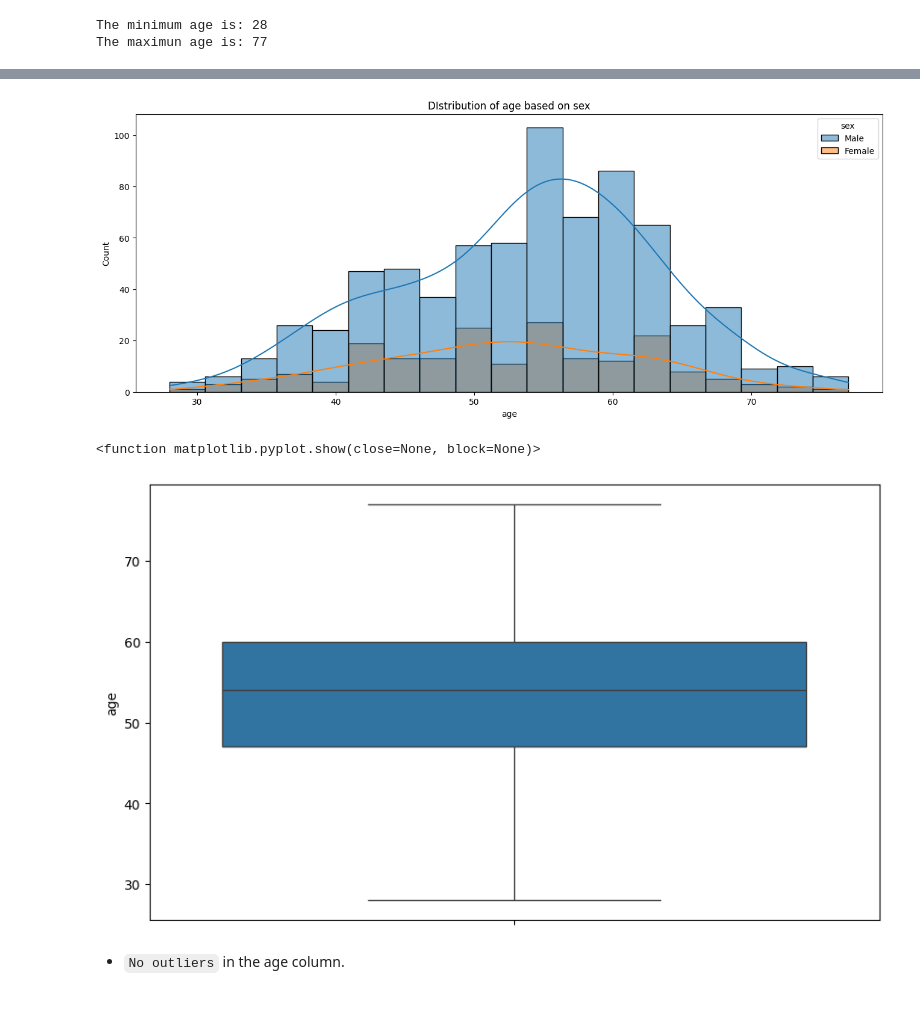
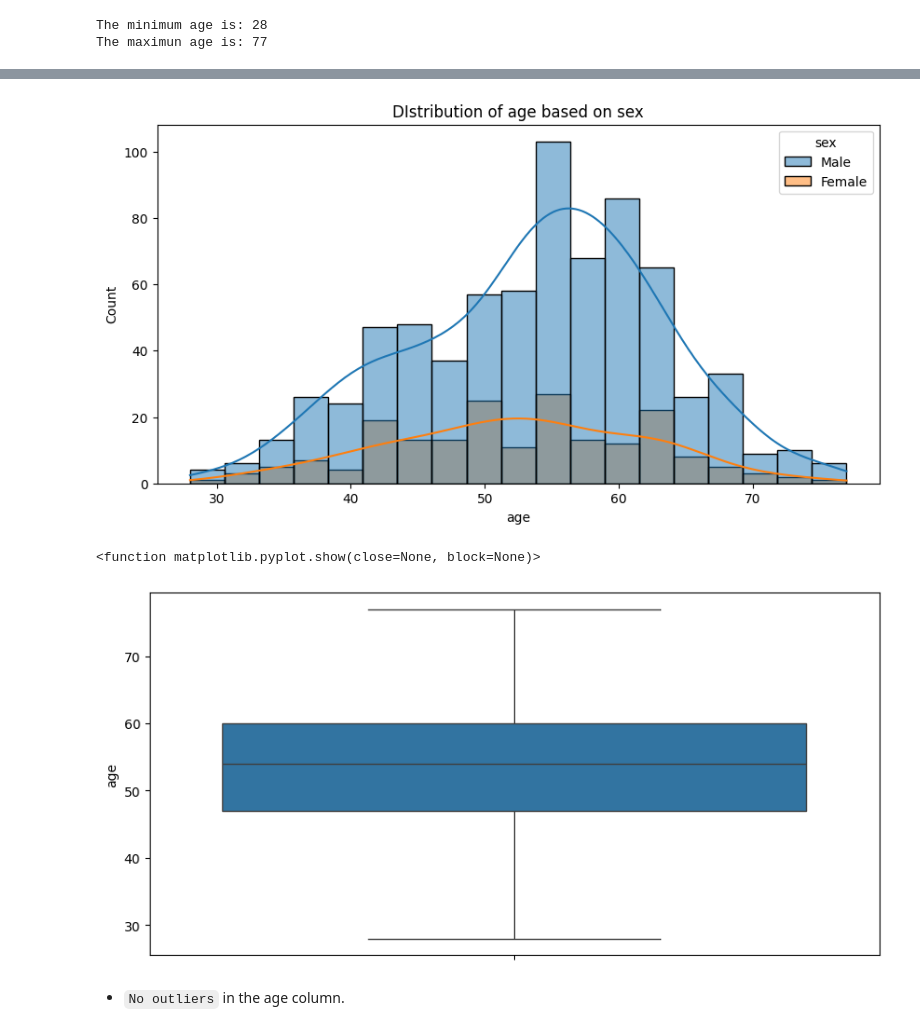
Before and after one commit to HaiderQadri/PYTHON-For-Data-Science_and_AI, a Jupyter notebook: 00_projects/02_heart_disease_prediction/heart_disease_eda_and_prediction.ipynb, the cells around one changed output, grey strips where cells are left out. Drawn from its saved outputs; the diff is of its cells as text; code cells hidden in the pictures.

```diff
--- a/00_projects/02_heart_disease_prediction/heart_disease_eda_and_prediction.ipynb
+++ b/00_projects/02_heart_disease_prediction/heart_disease_eda_and_prediction.ipynb
@@ -577,20 +575,20 @@ Median: 54.0
 Mode: 54
 # %%
 # Let's plot the histogram of age based on gender
-plt.figure(figsize = (16, 6))
+plt.figure(figsize = (10, 5))
 sns.histplot(df, x = df['age'], hue = 'sex', kde = True)
 plt.title('DIstribution of age based on sex')
 plt.show()
 # %% [output]
-[figure, old version]
+[figure, new version]
 # %%
 # Let's check outliers in the age column
-plt.figure(figsize=(10, 6))
+plt.figure(figsize=(10, 5))
 sns.boxplot(df, y = df['age'])
 plt.show
 # %% [output]
 <function matplotlib.pyplot.show(close=None, block=None)>
-[figure, old version]
+[figure, new version]
 # %% [markdown]
 - `No outliers` in the age column.
 # %%
```
Also changed, not shown: parts of 23 cells of this notebook.
